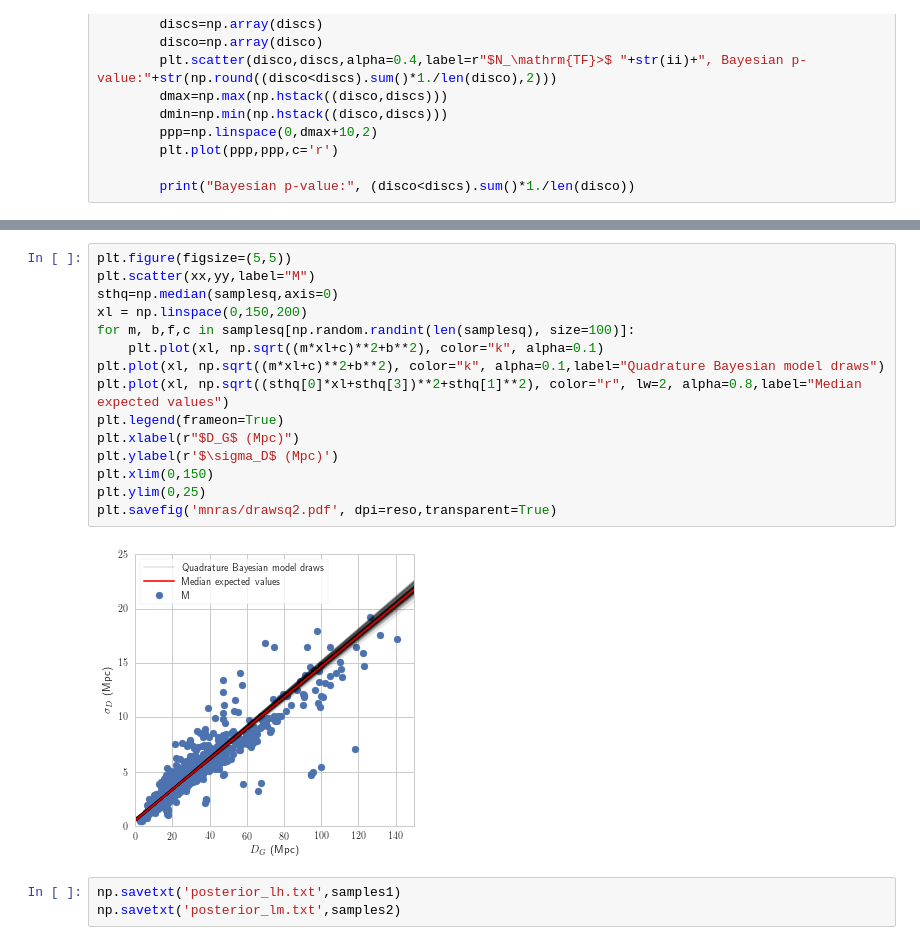
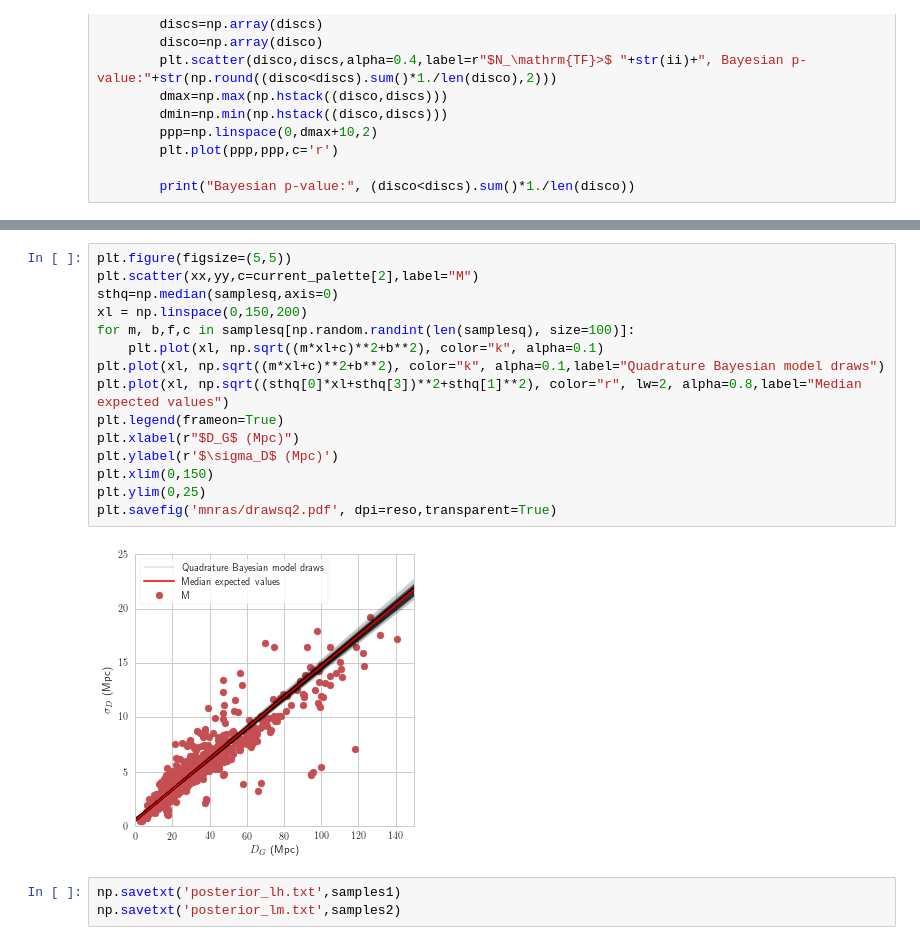
Before and after one commit to saint-germain/errorprediction, a Jupyter notebook: correctdiscrepancy.ipynb, the cells around one changed output, grey strips where cells are left out. Cells and saved outputs as stored; diff of their text form.

```diff
--- a/correctdiscrepancy.ipynb
+++ b/correctdiscrepancy.ipynb
@@ -748,20 +748,20 @@ plt.savefig('mnras/cornerq2.pdf', dpi=reso,transparent=True)
 # %%
 plt.figure(figsize=(5,5))
-plt.scatter(xx,yy,label="M")
+plt.scatter(xx,yy,c=current_palette[2],label="M")
 sthq=np.median(samplesq,axis=0)
 xl = np.linspace(0,150,200)
 for m, b,f,c in samplesq[np.random.randint(len(samplesq), size=100)]:
     plt.plot(xl, np.sqrt((m*xl+c)**2+b**2), color="k", alpha=0.1)
 plt.plot(xl, np.sqrt((m*xl+c)**2+b**2), color="k", alpha=0.1,label="Quadrature Bayesian model draws")
 plt.plot(xl, np.sqrt((sthq[0]*xl+sthq[3])**2+sthq[1]**2), color="r", lw=2, alpha=0.8,label="Median expected values")
 plt.legend(frameon=True)
 plt.xlabel(r"$D_G$ (Mpc)")
 plt.ylabel(r'$\sigma_D$ (Mpc)')
 plt.xlim(0,150)
 plt.ylim(0,25)
 plt.savefig('mnras/drawsq2.pdf', dpi=reso,transparent=True)
 # %% [output]
-[figure, old version]
+[figure, new version]
 # %%
 np.savetxt('posterior_lh.txt',samples1)
 np.savetxt('posterior_lm.txt',samples2)
```
Also changed, not shown: parts of 19 cells of this notebook.
